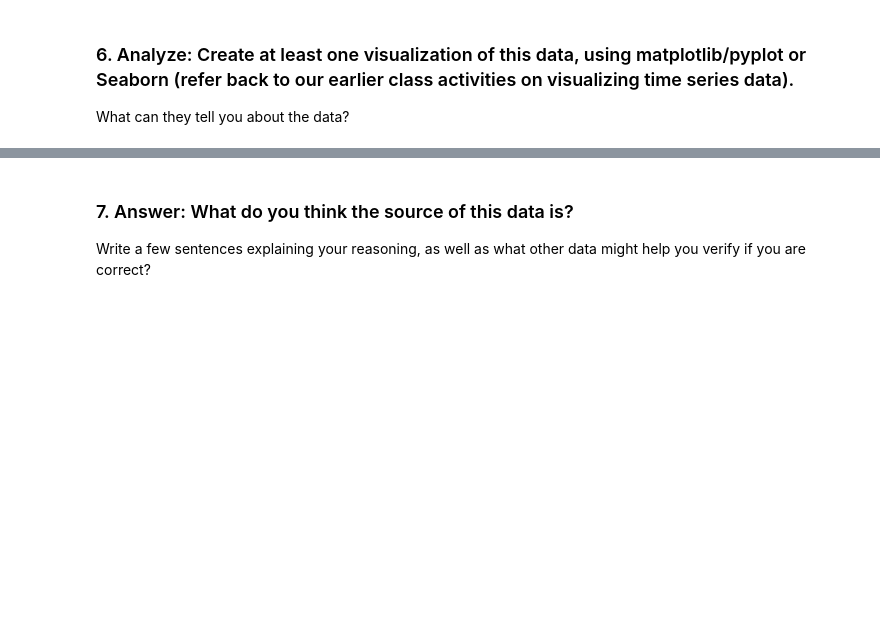
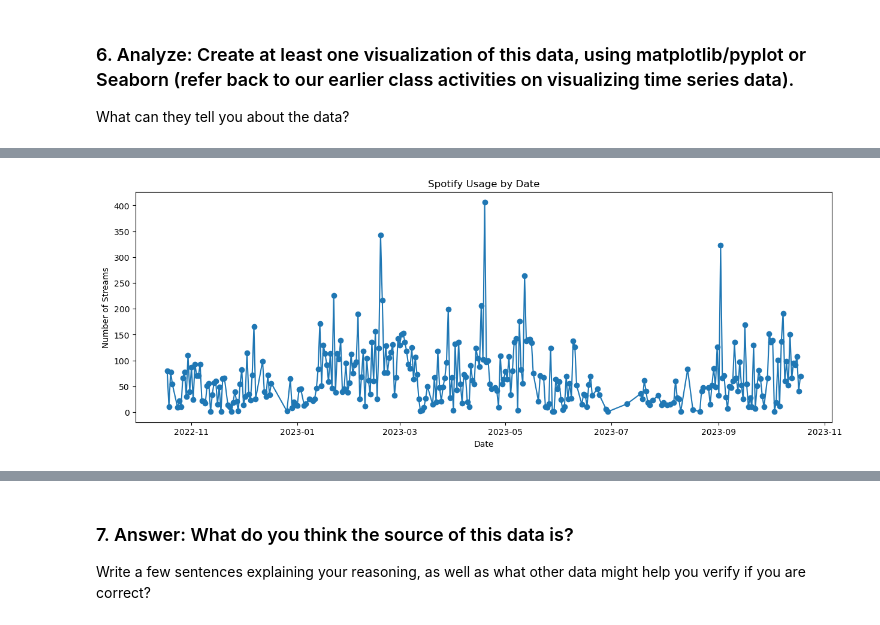
Before and after one commit to audreymarthin/Proj8_CS215_Audrey_Ruth, a Jupyter notebook: Project 8, Personal Data & Visualization.ipynb, the cells around one changed output, grey strips where cells are left out. Saved outputs shown, nothing was run; the diff lists cells and outputs as text; code cells hidden in the pictures; blank space fills up the shorter version.

```diff
--- a/Project 8, Personal Data & Visualization.ipynb
+++ b/Project 8, Personal Data & Visualization.ipynb
@@ -161,0 +253,14 @@ py.legend(bbox_to_anchor=(1.25, 1), borderaxespad=0)
+# %%
+Aud_data['month_year'] = Aud_data['endTime'].dt.date
+
+# Count the number of occurrences per date
+daily_counts = Aud_data['month_year'].value_counts().sort_index()
+
+plt.figure(figsize=(15, 5))
+daily_counts.plot(kind='line', marker='o')
+plt.title('Spotify Usage by Date')
+plt.xlabel('Date')
+plt.ylabel('Number of Streams')
+plt.show()
+# %% [output]
+[figure, added]
```
Also changed, not shown: parts of 39 cells of this notebook.
